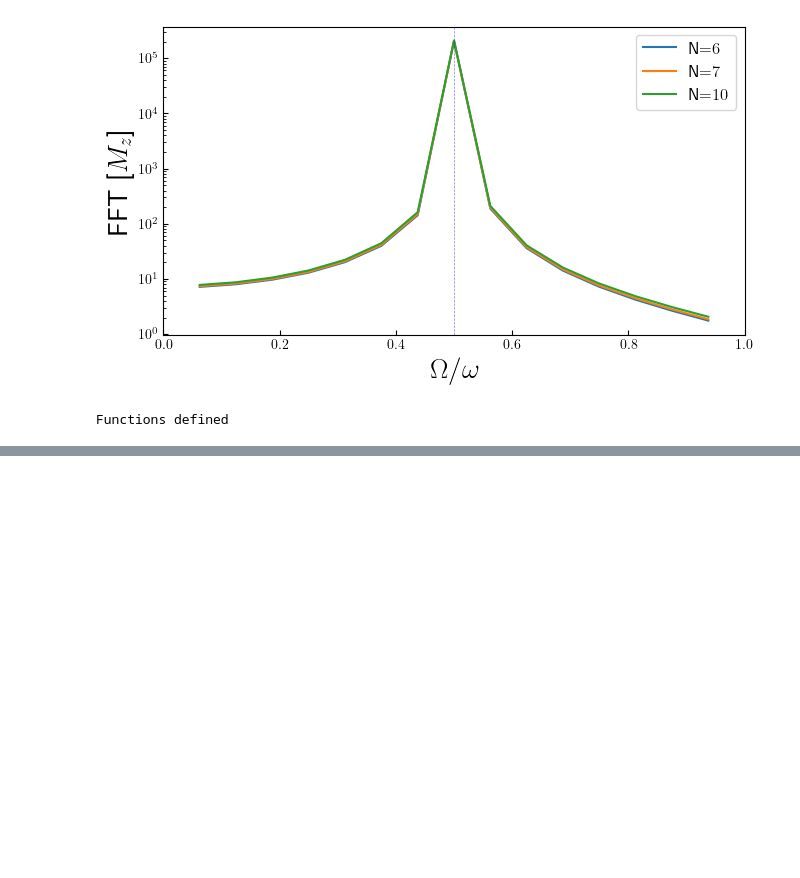
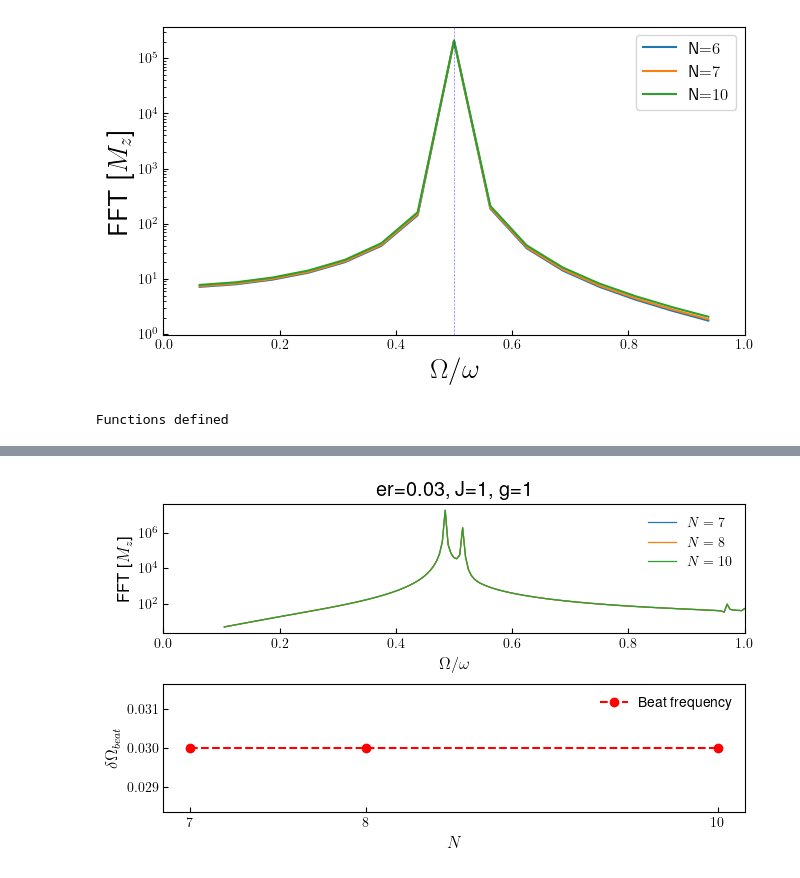
Before and after one commit to rahmahi/Impure_Flat-band, a Jupyter notebook: impure_fb_DTC.ipynb, the cells around one changed output, grey strips where cells are left out. Drawn from its saved outputs; the diff is of its cells as text; code cells hidden in the pictures; blank space fills up the shorter version.

```diff
--- a/impure_fb_DTC.ipynb
+++ b/impure_fb_DTC.ipynb
@@ -834,0 +940,73 @@ plt.show()
+# %%
+# Find out beats from drive functions for each N from data_tfim_p_fb datafile
+
+
+from mpl_toolkits.axes_grid1.inset_locator import inset_axes
+from scipy.signal import find_peaks
+
+plt.rcParams.update({"figure.figsize": (7.5,4),"text.usetex": True,"font.family": "sans-serif",
+    "font.size": 12,"font.sans-serif": ["Helvetica"]})
+
+fig, axs = plt.subplots(2,1)
+fig.subplots_adjust(hspace=0.4, wspace=0.4)
+
+#-------  FFT   ----------------------------------------------------------------
+freq_threshold = 0.1
+btfr, ers = [], []
+
+
+for i, N in enumerate(Ns):
+    mz  = data_tfim_p_fb[i][0]
+
+
+    frequencies = T * np.fft.fftfreq(mz.size, d = times[-1]/len(times))
+    fft_values = np.fft.fft(mz - np.average(mz))
+
+    #mask = frequencies > freq_threshold
+    mask = (frequencies > freq_threshold) & (frequencies <1.0)
+    y = np.abs(fft_values[mask])**2
+    x = frequencies[mask]
+
+    line, = axs[0].plot(x, y, linewidth=0.9,label = fr'$N={N}$')
+
+    #-------  Find FFT Peaks and Beats frequencies   --------------------------
+
+    peak_idx, peak_props = find_peaks(y, prominence = 5, distance = None, height = 1.0e2)
+    #peak_idx, peak_props = find_peaks(y, prominence = 1)
+    peak_pos = x[peak_idx]
+
+    peaks_before = peak_pos[peak_pos < 0.5]
+    before_proms = peak_props['prominences'][peak_pos < 0.5]
+    most_prominent_idx = np.argmax(before_proms)
+    prominent_freq_before = peaks_before[most_prominent_idx]
+
+    peaks_after = peak_pos[peak_pos > 0.5]
+    after_proms = peak_props['prominences'][peak_pos > 0.5]
+    most_prominent_idx = np.argmax(after_proms)
+    prominent_freq_after = peaks_after[most_prominent_idx]
+
+    beat_freq = np.abs(prominent_freq_after-prominent_freq_before)
+    btfr.append(beat_freq)
+
+axs[1].plot(Ns, btfr, 'o--', color = 'red', label = 'Beat frequency')
+axs[1].set_xlabel(r'$N$')
+axs[1].set_ylabel(r'$\delta\Omega_{beat}$')
+axs[1].set_xticks(Ns)
+axs[1].legend(frameon = False, fontsize = 10)
+axs[1].tick_params(axis='both', which='both', labelsize=10)
+axs[1].tick_params(which='both', direction='in')
+
+axs[0].set_xlabel(r'$\Omega/\omega$')
+axs[0].set_ylabel(r'FFT [$M_{z}$]')
+axs[0].set_xlim(0, 1)
+axs[0].set_yscale('log')
+axs[0].tick_params(axis='both', which='both', labelsize=10)
+axs[0].tick_params(which='both', direction='in')
+axs[0].legend(frameon = False, fontsize = 10)
+axs[0].set_title(fr"er={er}, J={J}, g={g}")
+
+plt.savefig(fr"DTC_mag_inset_er={er}_J={J}_g={g}.pdf", bbox_inches='tight')
+
+plt.show()
+# %% [output]
+[figure, added]
```
Also changed, not shown: parts of 5 cells of this notebook, 3 other files.
